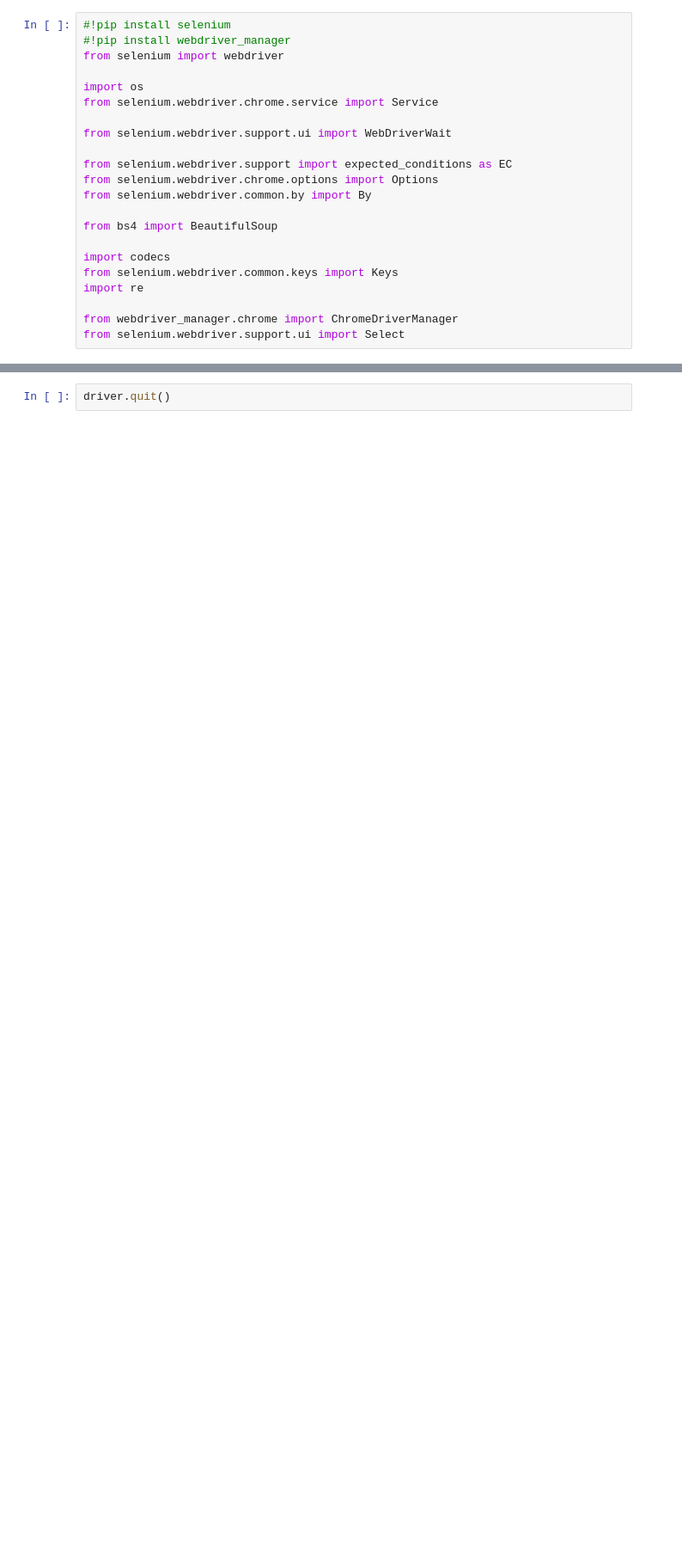
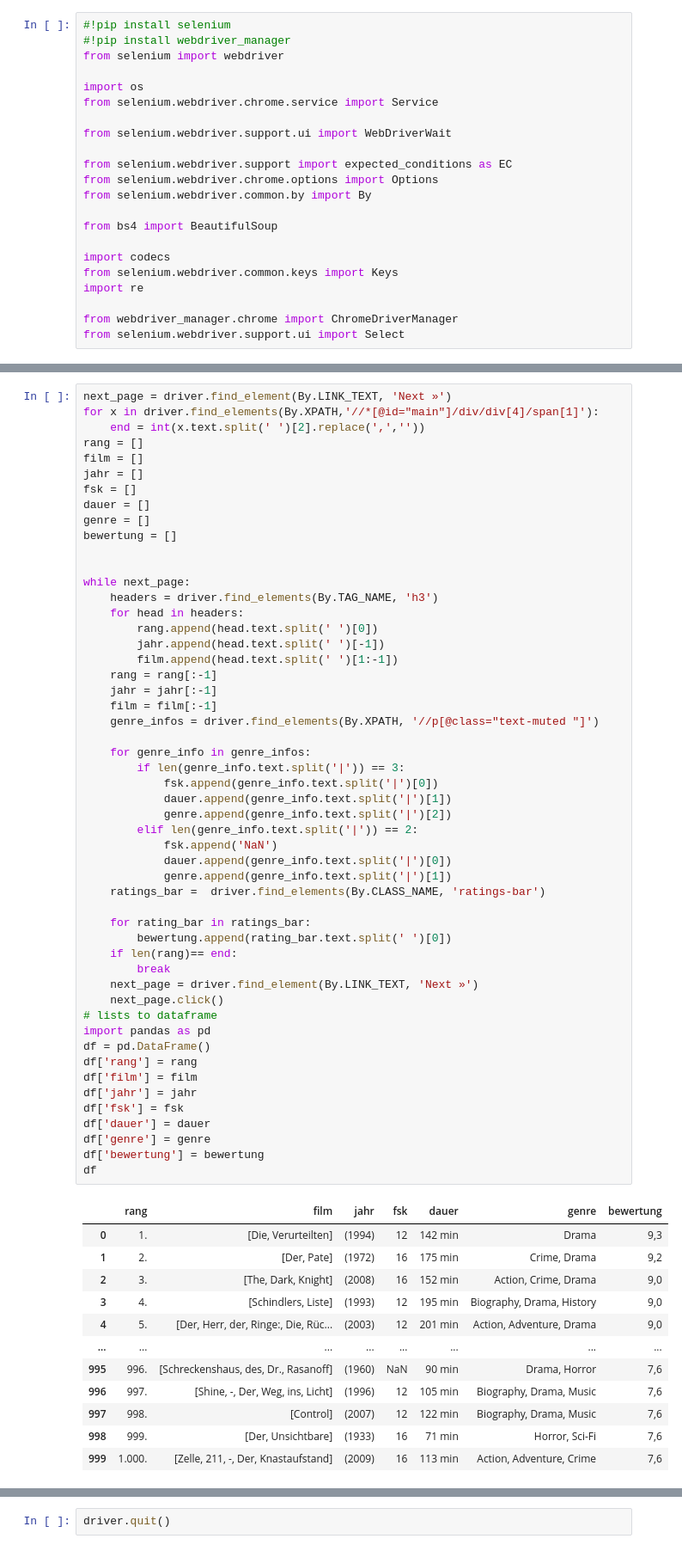
Before and after one commit to daviddedicfhwn/WDB, a Jupyter notebook: IMDb_top_1000.ipynb, the cells around one changed output, grey strips where cells are left out. Shown at 86% size. Saved outputs shown, nothing was run; the diff lists cells and outputs as text; blank space fills up the shorter version.

```diff
--- a/IMDb_top_1000.ipynb
+++ b/IMDb_top_1000.ipynb
@@ -61,0 +27,65 @@ ValueError: not enough values to unpack (expected 2, got 1)
+# %%
+next_page = driver.find_element(By.LINK_TEXT, 'Next »')
+for x in driver.find_elements(By.XPATH,'//*[@id="main"]/div/div[4]/span[1]'):
+    end = int(x.text.split(' ')[2].replace(',',''))
+rang = []
+film = []
+jahr = []
+fsk = []
+dauer = []
+genre = []
+bewertung = []
+
+
+while next_page:
+    headers = driver.find_elements(By.TAG_NAME, 'h3')
+    for head in headers:
+        rang.append(head.text.split(' ')[0])
+        jahr.append(head.text.split(' ')[-1])
+        film.append(head.text.split(' ')[1:-1])
+    rang = rang[:-1]
+    jahr = jahr[:-1]
+    film = film[:-1]
+    genre_infos = driver.find_elements(By.XPATH, '//p[@class="text-muted "]')
+
+    for genre_info in genre_infos:
+        if len(genre_info.text.split('|')) == 3:
+            fsk.append(genre_info.text.split('|')[0])
+            dauer.append(genre_info.text.split('|')[1])
+            genre.append(genre_info.text.split('|')[2])
+        elif len(genre_info.text.split('|')) == 2:
+            fsk.append('NaN')
+            dauer.append(genre_info.text.split('|')[0])
+            genre.append(genre_info.text.split('|')[1])
+    ratings_bar =  driver.find_elements(By.CLASS_NAME, 'ratings-bar')
+
+    for rating_bar in ratings_bar:
+        bewertung.append(rating_bar.text.split(' ')[0])
+    if len(rang)== end:
+        break
+    next_page = driver.find_element(By.LINK_TEXT, 'Next »')
+    next_page.click()
+# lists to dataframe
+import pandas as pd
+df = pd.DataFrame()
+df['rang'] = rang
+df['film'] = film
+df['jahr'] = jahr
+df['fsk'] = fsk
+df['dauer'] = dauer
+df['genre'] = genre
+df['bewertung'] = bewertung
+df
+# %% [output]
+|  | rang | film | jahr | fsk | dauer | genre | bewertung |
+| 0 | 1. | [Die, Verurteilten] | (1994) | 12 | 142 min | Drama | 9,3 |
+| 1 | 2. | [Der, Pate] | (1972) | 16 | 175 min | Crime, Drama | 9,2 |
+| 2 | 3. | [The, Dark, Knight] | (2008) | 16 | 152 min | Action, Crime, Drama | 9,0 |
+| 3 | 4. | [Schindlers, Liste] | (1993) | 12 | 195 min | Biography, Drama, History | 9,0 |
+| 4 | 5. | [Der, Herr, der, Ringe:, Die, Rüc... | (2003) | 12 | 201 min | Action, Adventure, Drama | 9,0 |
+| ... | ... | ... | ... | ... | ... | ... | ... |
+| 995 | 996. | [Schreckenshaus, des, Dr., Rasanoff] | (1960) | NaN | 90 min | Drama, Horror | 7,6 |
+| 996 | 997. | [Shine, -, Der, Weg, ins, Licht] | (1996) | 12 | 105 min | Biography, Drama, Music | 7,6 |
+| 997 | 998. | [Control] | (2007) | 12 | 122 min | Biography, Drama, Music | 7,6 |
+| 998 | 999. | [Der, Unsichtbare] | (1933) | 16 | 71 min | Horror, Sci-Fi | 7,6 |
+| 999 | 1.000. | [Zelle, 211, -, Der, Knastaufstand] | (2009) | 16 | 113 min | Action, Adventure, Crime | 7,6 |
```
Also changed, not shown: parts of 9 cells of this notebook.
